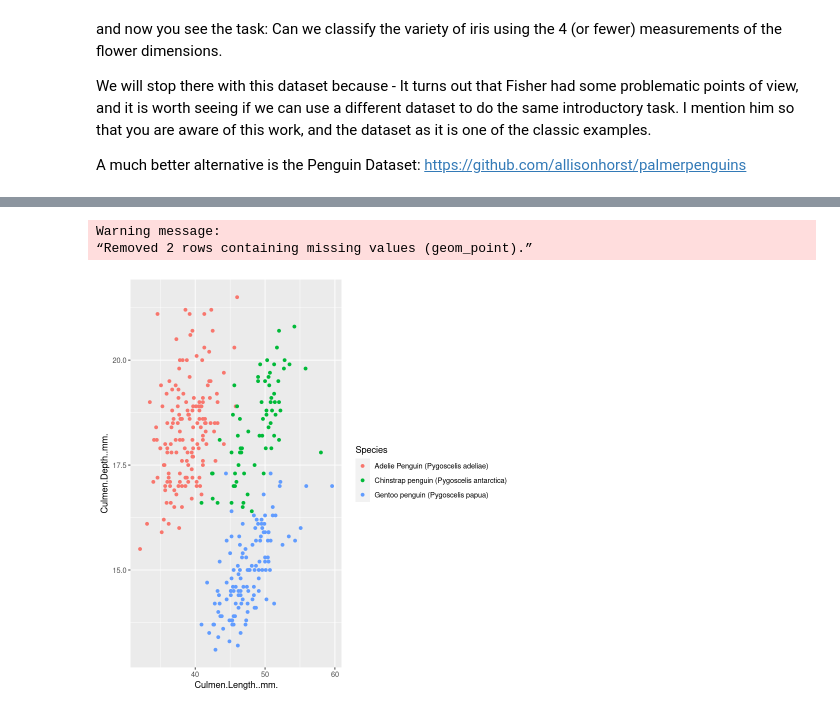
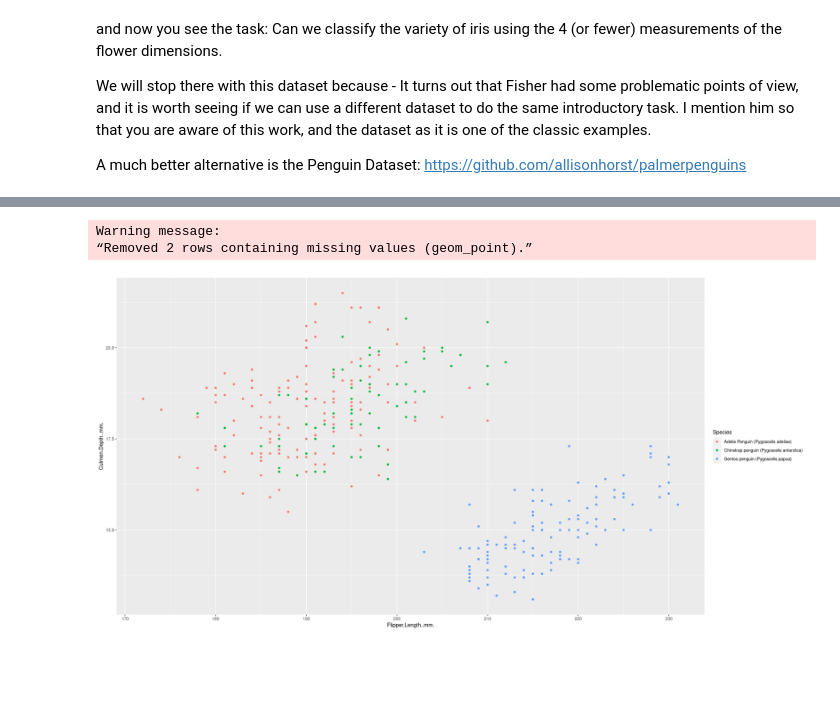
Before and after one commit to virgilpierce/MATH_795, a Jupyter notebook: Week 1.ipynb, the cells around one changed output, grey strips where cells are left out. Saved outputs shown, nothing was run; the diff lists cells and outputs as text; code cells hidden in the pictures; blank space fills up the shorter version.

```diff
--- a/Week 1.ipynb
+++ b/Week 1.ipynb
@@ -77,8 +77,8 @@ A data.frame: 6 × 17
 | 5 | PAL0708 | 5 | Adelie Penguin (Pygoscelis adeliae) | Anvers | Torgersen | Adult, 1 Egg Stage | N3A1 | Yes | ... |
 | 6 | PAL0708 | 6 | Adelie Penguin (Pygoscelis adeliae) | Anvers | Torgersen | Adult, 1 Egg Stage | N3A2 | Yes | ... |
 # %%
-ggplot(data = penguins, aes(x=Culmen.Length..mm., y=Culmen.Depth..mm., col=Species))+geom_point()
+ggplot(data = penguins, aes(x=Flipper.Length..mm., y=Culmen.Depth..mm., col=Species))+geom_point()
 # %% [output]
 Warning message:
 “Removed 2 rows containing missing values (geom_point).”
-[figure, old version]
+[figure, new version]
```
Also changed, not shown: parts of 17 cells of this notebook.
